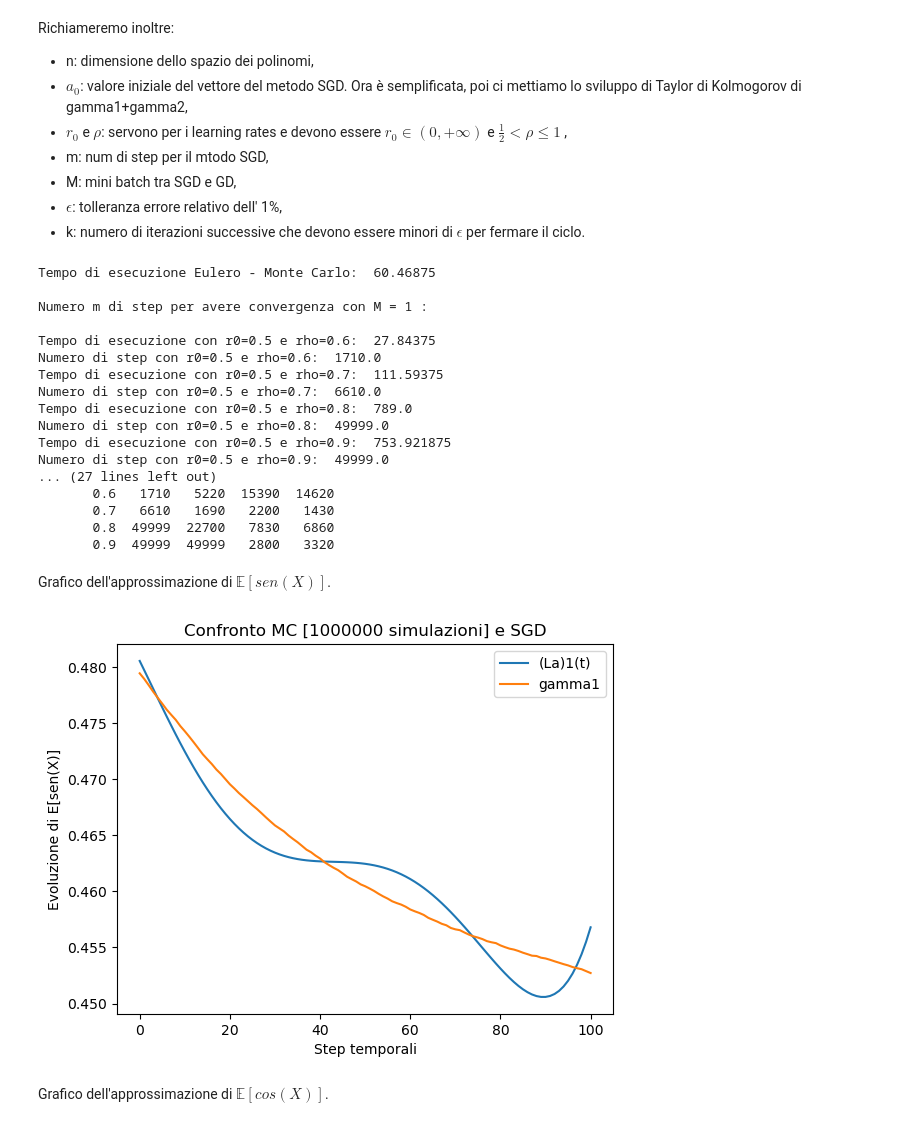
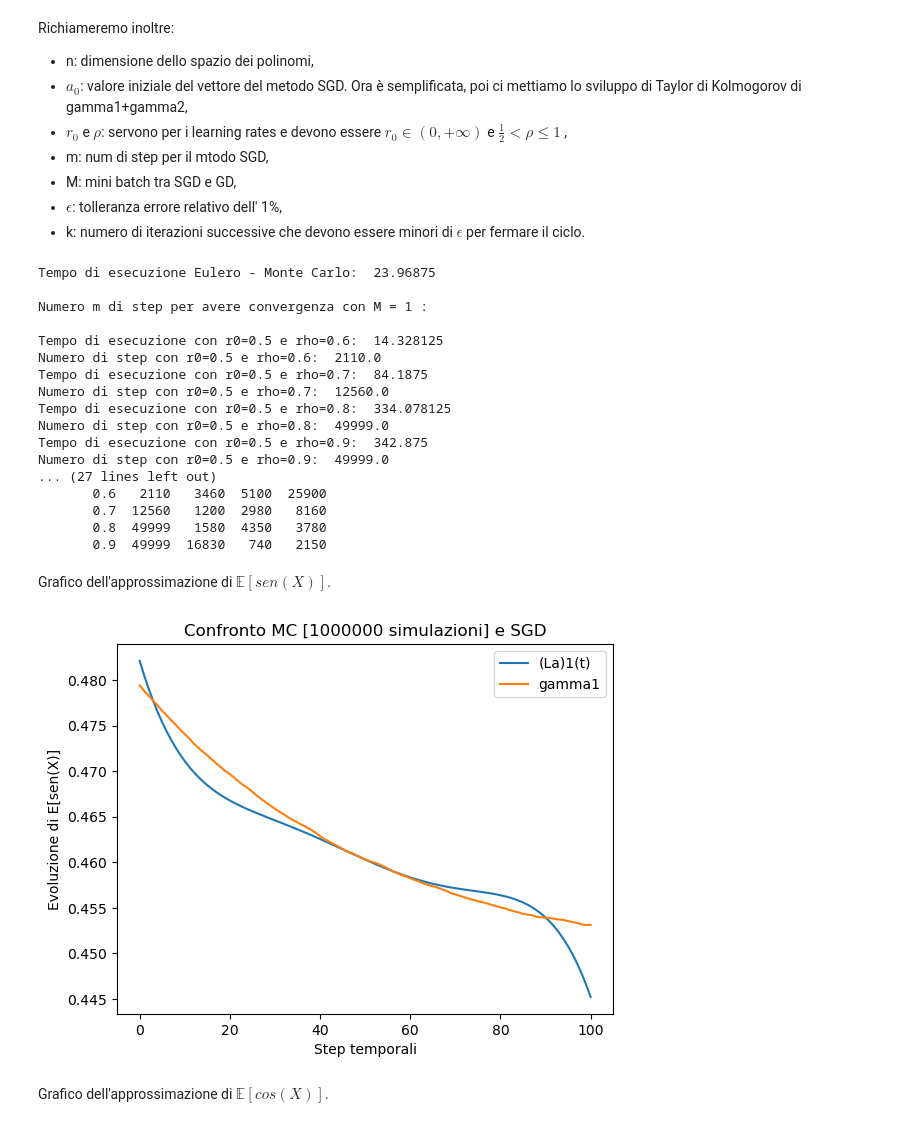
Before and after one commit to amatoandre/TESI, a Jupyter notebook: test_SGD.ipynb, the cells around one changed output. Drawn from its saved outputs; the diff is of its cells as text; code cells hidden in the pictures.

```diff
--- a/test_SGD.ipynb
+++ b/test_SGD.ipynb
@@ -173,13 +173,13 @@ def discesa_stocastica_del_gradiente(a1_0, a2_0, n, r0, rho, sigma, N, M, X0, ep
     a1 = a1_0
     a2 = a2_0
 
-    norma1 = LA.norm(gamma1, np.inf)
-    norma2 = LA.norm(gamma2, np.inf)
+    norma1 = LA.norm(gamma1)
+    norma2 = LA.norm(gamma2)
 
     for m in range(50000):
 
         if (m % 10 == 0):
-            if ( ((LA.norm(np.dot(a1,g) - gamma1, np.inf)/ norma1) < eps) and ((LA.norm(np.dot(a2,g) - gamma2, np.inf)/ norma2) < eps) ):
+            if ( ((LA.norm(np.dot(a1,g) - gamma1)/ norma1) < eps) and ((LA.norm(np.dot(a2,g) - gamma2)/ norma2) < eps) ):
                 break
 
         eta = r0 / ((m + 1) ** rho)
@@ -238,7 +238,7 @@ if __name__ == "__main__":
     n = 5
     r0 = [0.5, 1, 5, 10]
     rho = [0.6, 0.7, 0.8, 0.9]
-    eps = 0.01
+    eps = 0.005
     M = 1 # 1, 10, 100, 1000, 10000
     tipo = 'lagrange'
 
@@ -252,14 +252,14 @@ if __name__ == "__main__":
     print("Tempo di esecuzione Eulero - Monte Carlo: ", end - start)
     print(" ")
 
-    gamma1 = np.array([Gamma1[i] for i in range(0,len(Gamma1), int(N1/N))])
-    gamma2 = np.array([Gamma2[i] for i in range(0,len(Gamma2), int(N1/N))])
+    gamma1 = np.array([Gamma1[i] for i in range(0, len(Gamma1), int(N1/N))])
+    gamma2 = np.array([Gamma2[i] for i in range(0, len(Gamma2), int(N1/N))])
 
 
     # Discesa del Gradiente
 
-    A1 = [[0] * len(rho)] *len(r0)
-    A2 = [[0] * len(rho)] *len(r0)
+    A1 = []
+    A2 = []
 
     a1_0, a2_0, g = base(T, N, n, X0, tipo)
     m = np.zeros((len(rho), len(r0)+1))
@@ -272,9 +272,11 @@ if __name__ == "__main__":
     for i in range(len(r0)):
         for j in range(len(rho)):
             start = time.process_time()   # parte il cronometro
-            A1[j][i], A2[j][i], m[j,i+1] = discesa_stocastica_del_gradiente(a1_0, a2_0, n, r0[i], rho[j], sigma, N, M, X0, eps, h, g, gamma1, gamma2)
+            AA1, AA2, m[j,i+1] = discesa_stocastica_del_gradiente(a1_0, a2_0, n, r0[i], rho[j], sigma, N, M, X0, eps, h, g, gamma1, gamma2)
             end = time.process_time()   # si ferma il cronometro
 
+            A1.append(AA1)
+            A2.append(AA2)
             print("Tempo di esecuzione con r0="+str(r0[i])+" e rho="+str(rho[j])+": ", end - start)
             print("Numero di step con r0="+str(r0[i])+" e rho="+str(rho[j])+": ", m[j,i+1])
 
@@ -287,37 +289,37 @@ if __name__ == "__main__":
     print(" ")
     print(" ")
 # %% [output]
-Tempo di esecuzione Eulero - Monte Carlo:  60.46875
+Tempo di esecuzione Eulero - Monte Carlo:  23.96875
 
 Numero m di step per avere convergenza con M = 1 :
 
-Tempo di esecuzione con r0=0.5 e rho=0.6:  27.84375
-Numero di step con r0=0.5 e rho=0.6:  1710.0
-Tempo di esecuzione con r0=0.5 e rho=0.7:  111.59375
-Numero di step con r0=0.5 e rho=0.7:  6610.0
-Tempo di esecuzione con r0=0.5 e rho=0.8:  789.0
+Tempo di esecuzione con r0=0.5 e rho=0.6:  14.328125
+Numero di step con r0=0.5 e rho=0.6:  2110.0
+Tempo di esecuzione con r0=0.5 e rho=0.7:  84.1875
+Numero di step con r0=0.5 e rho=0.7:  12560.0
+Tempo di esecuzione con r0=0.5 e rho=0.8:  334.078125
 Numero di step con r0=0.5 e rho=0.8:  49999.0
-Tempo di esecuzione con r0=0.5 e rho=0.9:  753.921875
+Tempo di esecuzione con r0=0.5 e rho=0.9:  342.875
 Numero di step con r0=0.5 e rho=0.9:  49999.0
 ... (27 lines left out)
-       0.6   1710   5220  15390  14620
-       0.7   6610   1690   2200   1430
-       0.8  49999  22700   7830   6860
-       0.9  49999  49999   2800   3320
+       0.6   2110   3460  5100  25900
+       0.7  12560   1200  2980   8160
+       0.8  49999   1580  4350   3780
+       0.9  49999  16830   740   2150
 # %% [markdown]
 Grafico dell'approssimazione di $\mathbb{E}[sen(X)]$.
 # %%
 fig = plt.figure()
 plt.title("Confronto MC [" + str(M1) + " simulazioni] e SGD")
 plt.xlabel("Step temporali")
 plt.ylabel("Evoluzione di E[sen(X)]")
 # plt.ylim(0.4, 0.9) # se non c'è il grafico è molto zoomato
-plt.plot(np.dot(A1[2][3], g), label='(La)1(t)')
+plt.plot(np.dot(A1[12], g), label='(La)1(t)')
 plt.plot(gamma1, label='gamma1')
 plt.legend()
 plt.show()
 # %% [output]
-[figure, old version]
+[figure, new version]
 # %% [markdown]
 Grafico dell'approssimazione di $\mathbb{E}[cos(X)]$.
 # %%
```
Also changed, not shown: parts of 1 cell of this notebook, 2 other files.
